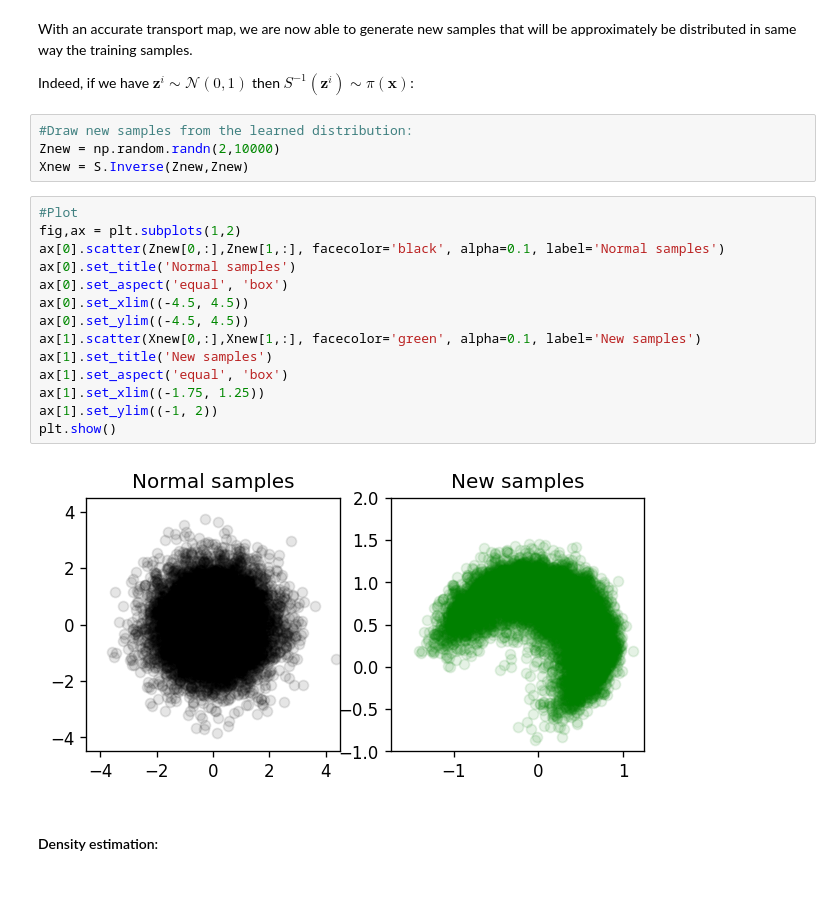
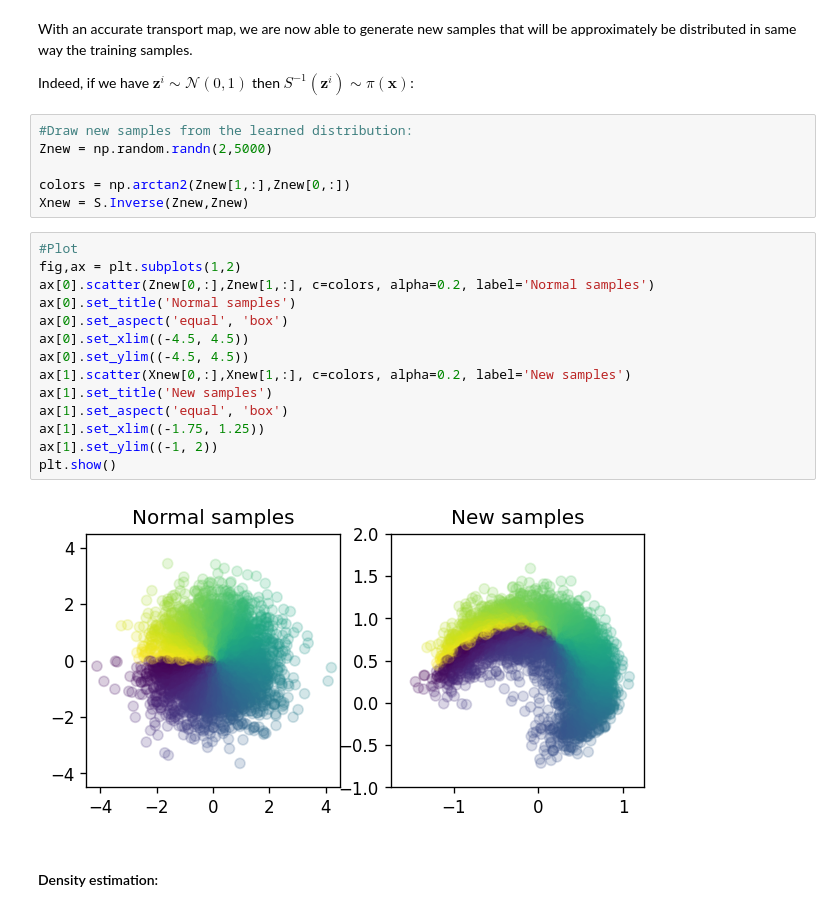
Before and after one commit to MeasureTransport/SIAMannual22, a Jupyter notebook: tutorial_code_AN22.ipynb, the cells around one changed output. Cells and saved outputs as stored; diff of their text form.

```diff
--- a/tutorial_code_AN22.ipynb
+++ b/tutorial_code_AN22.ipynb
@@ -378,24 +381,26 @@ With an accurate transport map, we are now able to generate new samples that wil
 Indeed, if we have $\mathbf{z}^i \sim \mathcal{N}(0,1)$ then $S^{-1}(\mathbf{z}^i)\sim \pi(\mathbf{x})$:
 # %%
 #Draw new samples from the learned distribution:
-Znew = np.random.randn(2,10000)
+Znew = np.random.randn(2,5000)
+
+colors = np.arctan2(Znew[1,:],Znew[0,:])
 Xnew = S.Inverse(Znew,Znew)
 # %%
 #Plot
 fig,ax = plt.subplots(1,2)
-ax[0].scatter(Znew[0,:],Znew[1,:], facecolor='black', alpha=0.1, label='Normal samples')
+ax[0].scatter(Znew[0,:],Znew[1,:], c=colors, alpha=0.2, label='Normal samples')
 ax[0].set_title('Normal samples')
 ax[0].set_aspect('equal', 'box')
 ax[0].set_xlim((-4.5, 4.5))
 ax[0].set_ylim((-4.5, 4.5))
-ax[1].scatter(Xnew[0,:],Xnew[1,:], facecolor='green', alpha=0.1, label='New samples')
+ax[1].scatter(Xnew[0,:],Xnew[1,:], c=colors, alpha=0.2, label='New samples')
 ax[1].set_title('New samples')
 ax[1].set_aspect('equal', 'box')
 ax[1].set_xlim((-1.75, 1.25))
 ax[1].set_ylim((-1, 2))
 plt.show()
 # %% [output]
-[figure, old version]
+[figure, new version]
 # %% [markdown]
 #### Density estimation:
 # %% [markdown]
```
Also changed, not shown: parts of 33 cells of this notebook.
